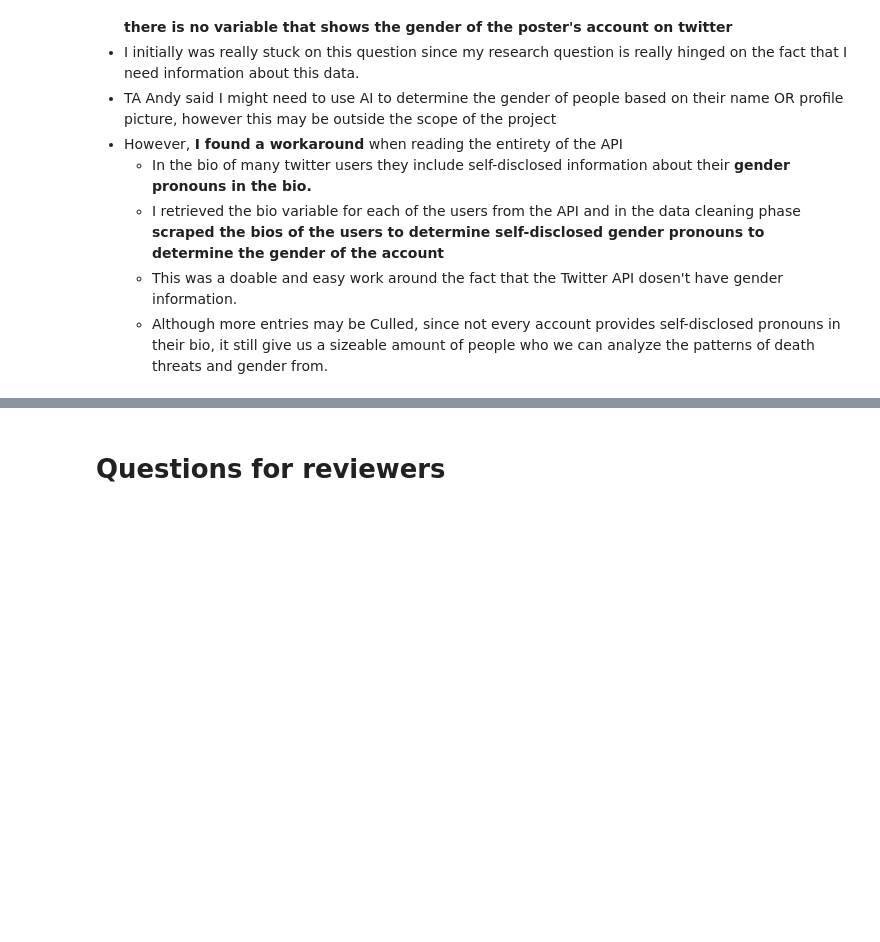
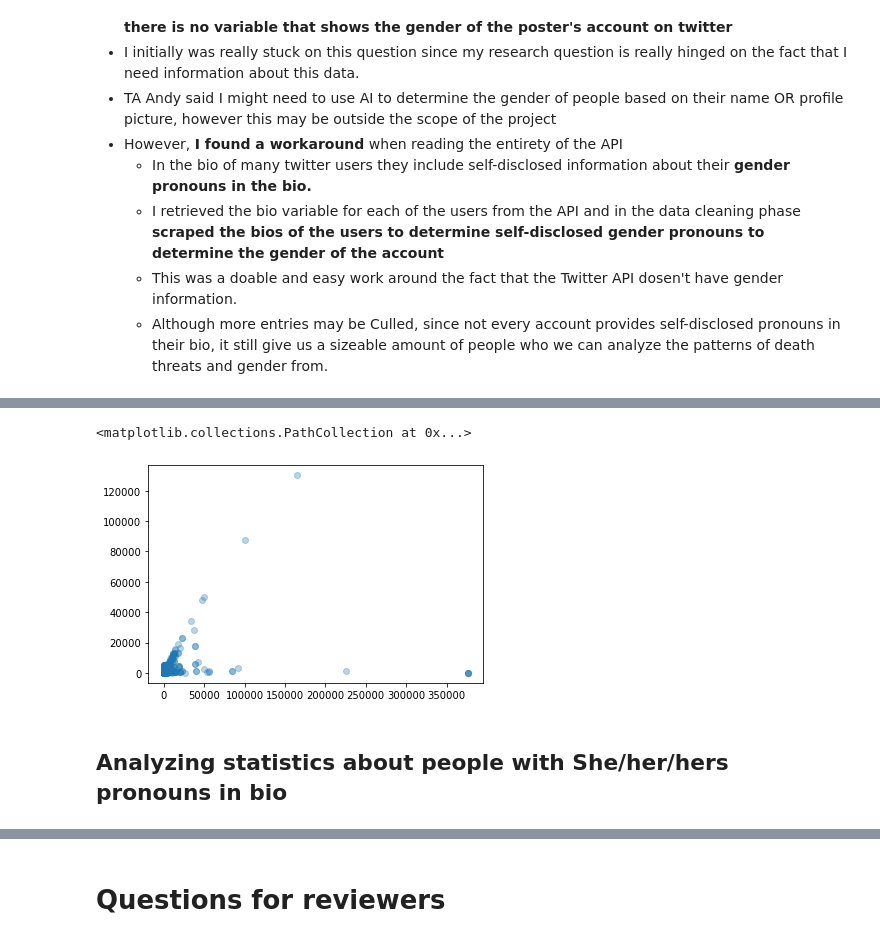
Before and after one commit to Caitlinjlau/The_final_data_science_proj, a Jupyter notebook: python_files/Phase II.ipynb, the cells around one changed output, grey strips where cells are left out. Saved outputs shown, nothing was run; the diff lists cells and outputs as text; code cells hidden in the pictures; blank space fills up the shorter version.

```diff
--- a/python_files/Phase II.ipynb
+++ b/python_files/Phase II.ipynb
@@ -93,0 +319,7 @@
+# %%
+plt.scatter(tweets["follow_count"], tweets["friends"], alpha=0.3)
+# %% [output]
+<matplotlib.collections.PathCollection at 0x...>
+[figure, added]
+# %% [markdown]
+## Analyzing statistics about people with She/her/hers pronouns in bio
```
Also changed, not shown: parts of 34 cells of this notebook, 11 other files.
